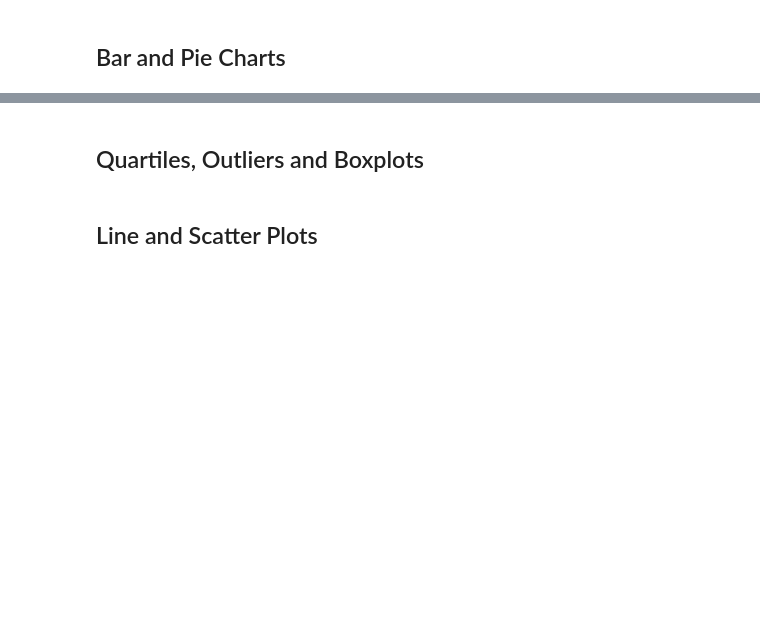
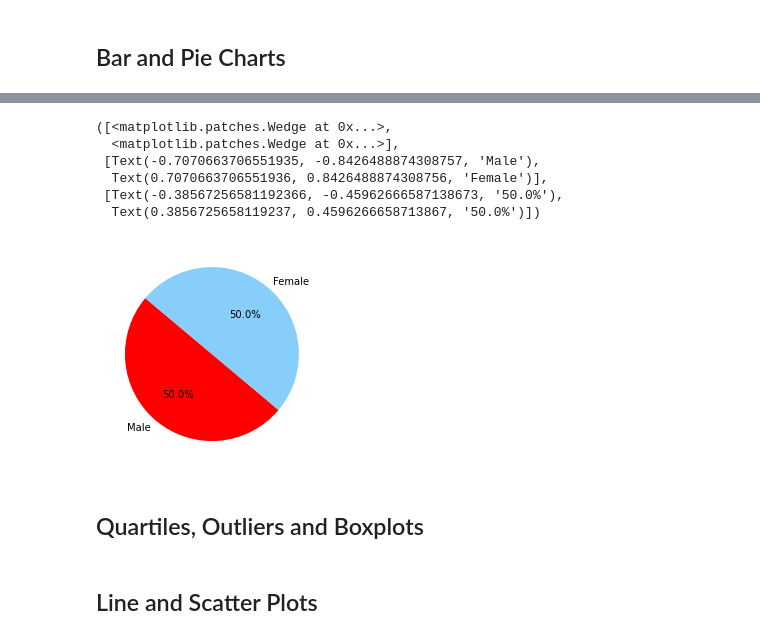
Before and after one commit to Jenkir/Comparing-Treatment-Regimens-Using-Matplotlib, a Jupyter notebook: pymaceuticals_starter.ipynb, the cells around one changed output, grey strips where cells are left out. Saved outputs shown, nothing was run; the diff lists cells and outputs as text; code cells hidden in the pictures; blank space fills up the shorter version.

```diff
--- a/pymaceuticals_starter.ipynb
+++ b/pymaceuticals_starter.ipynb
@@ -145 +168,22 @@ AttributeError: 'DataFrameGroupBy' object has no attribute 'groupby'
+# %%
+# Generate a pie plot showing the distribution of female versus male mice using pandas
+# Labels for the sections of our pie chart
+
+labels = ["Male", "Female"]
+
+# The values of each section of the pie chart
+sizes = [50, 50]
+
+# The colors of each section of the pie chart
+colors = ["red", "lightskyblue"]
+plt.pie(sizes, labels=labels, colors=colors,
+        autopct="%1.1f%%", shadow=False, startangle=140)
+# %% [output]
+([<matplotlib.patches.Wedge at 0x...>,
+  <matplotlib.patches.Wedge at 0x...>],
+ [Text(-0.7070663706551935, -0.8426488874308757, 'Male'),
+  Text(0.7070663706551936, 0.8426488874308756, 'Female')],
+ [Text(-0.38567256581192366, -0.45962666587138673, '50.0%'),
+  Text(0.3856725658119237, 0.4596266658713867, '50.0%')])
+[figure, added]
 # %%
```
Also changed, not shown: parts of 7 cells of this notebook, 3 other files.
